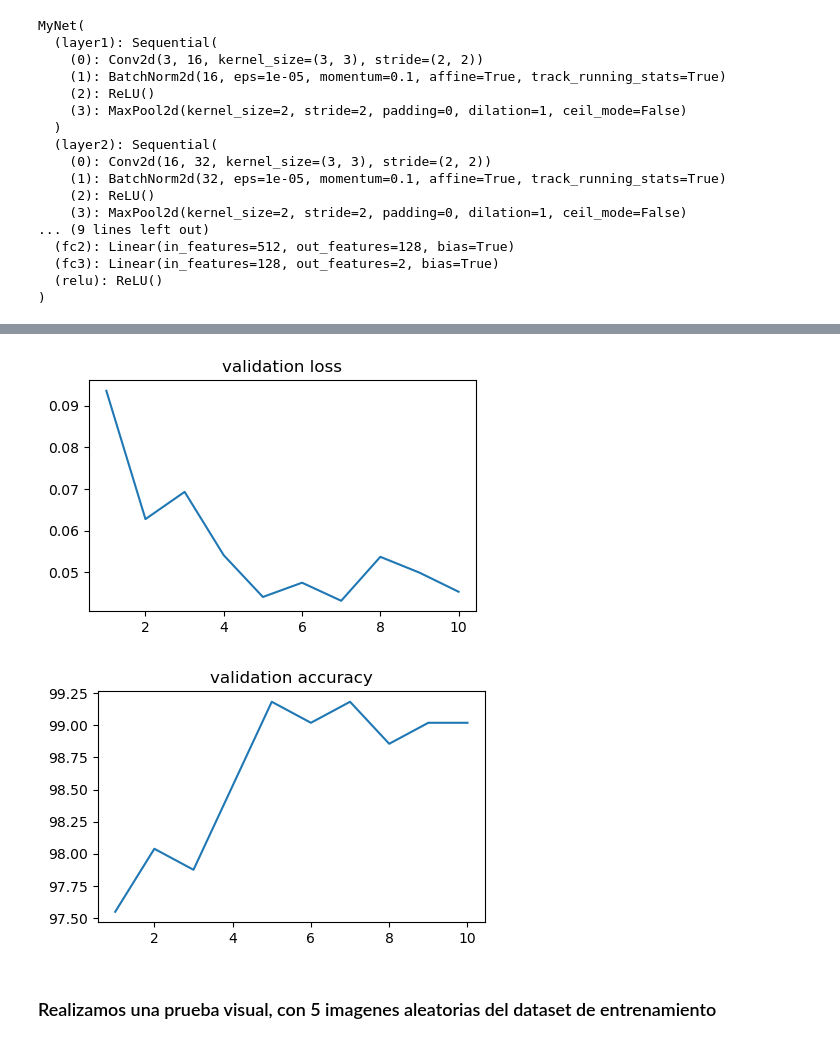
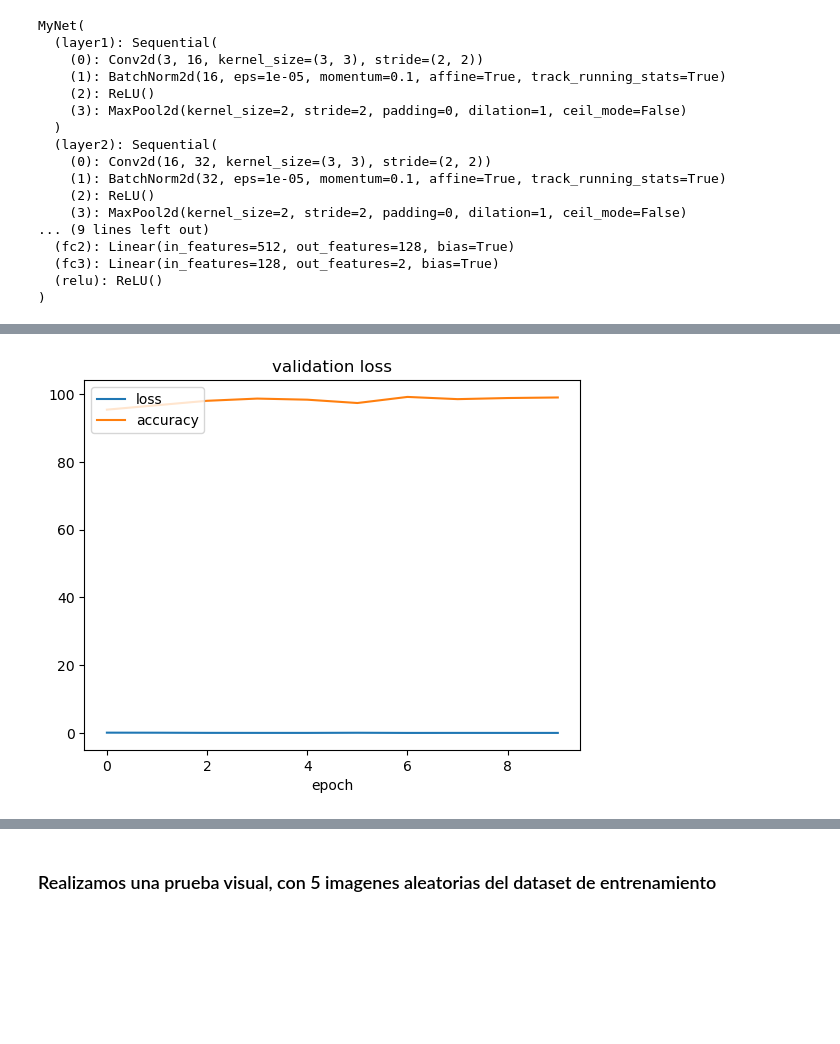
Before and after one commit to Jaalgue/Binary-Classifier-CNN, a Jupyter notebook: CNN.ipynb, the cells around one changed output, grey strips where cells are left out. Saved outputs shown, nothing was run; the diff lists cells and outputs as text; code cells hidden in the pictures; blank space fills up the shorter version.

Commit message:
show graphs

```diff
--- a/CNN.ipynb
+++ b/CNN.ipynb
@@ -168,3 +218,21 @@ show(training_dataset, labels=idx_to_labels)
+# %%
+def test(model):
+    correct = 0
+    total = 0
+    # since we're not training, we don't need to calculate the gradients for our outputs
+    with torch.no_grad():
+        for data in test_loader:
+            images, labels = data
+            # calculate outputs by running images through the network
+            #model = model.cpu()
+            outputs = model.cpu()
+            outputs = model(images)
+            # the class with the highest energy is what we choose as prediction
+            _, predicted = torch.max(outputs.data, 1)
+            total += labels.size(0)
+            correct += (predicted == labels).sum().item()
+
+    print(f'Accuracy of the network on the test images: {100 * correct // total}%')
 # %% [markdown]
 ### ResNet18
 # %%
@@ -334,33 +325,15 @@ def validate(loss_vector, accuracy_vector):
-# %%
-def test():
-    correct = 0
-    total = 0
-    # since we're not training, we don't need to calculate the gradients for our outputs
-    with torch.no_grad():
-        for data in test_loader:
-            images, labels = data
-            # calculate outputs by running images through the network
-            #model = model.cpu()
-            outputs = model.cpu()
-            outputs = model(images)
-            # the class with the highest energy is what we choose as prediction
-            _, predicted = torch.max(outputs.data, 1)
-            total += labels.size(0)
-            correct += (predicted == labels).sum().item()
-
-    print(f'Accuracy of the network on the test images: {100 * correct // total}%')
 # %%
 %%time
 epochs = 10
 
 lossv, accv = [], []
 for epoch in range(1, epochs + 1):
-    train(epoch)
-    validate(lossv, accv)
-test()
+    train(epoch, model, optimizer, criterion)
+    validate(lossv, accv, model, criterion)
+test(model)
 
 plt.figure(figsize=(5,3))
-plt.plot(np.arange(1,epochs+1), lossv)
+plt.plot(np.arange(1,epochs+1), lossv, label='loss')
 plt.title('validation loss')
 
 plt.figure(figsize=(5,3))
@@ -386,0 +360 @@ Wall time: 3min 11s
+[figure, new version]
@@ -388,5 +363,3 @@ Text(0.5, 1.0, 'validation accuracy')
-[figure, old version]
-[figure, removed]
 # %% [markdown]
 ### Realizamos una prueba visual, con 5 imagenes aleatorias del dataset de entrenamiento
 # %%
```
Also changed, not shown: parts of 8 cells of this notebook.
